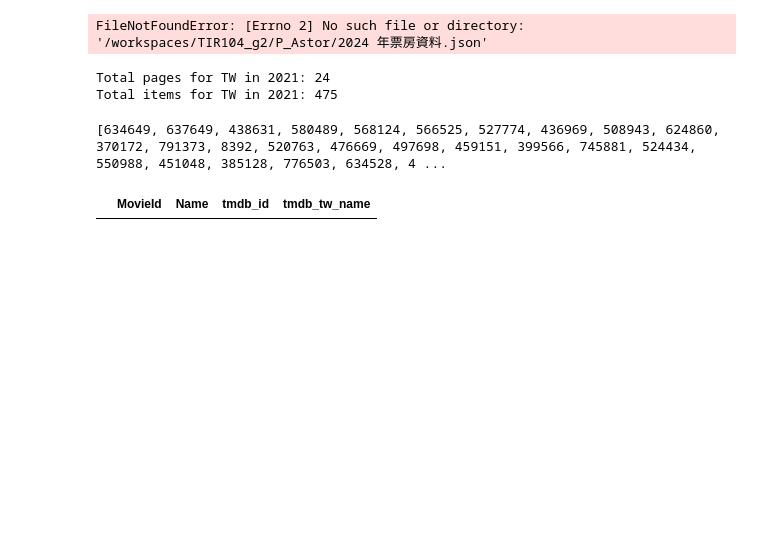
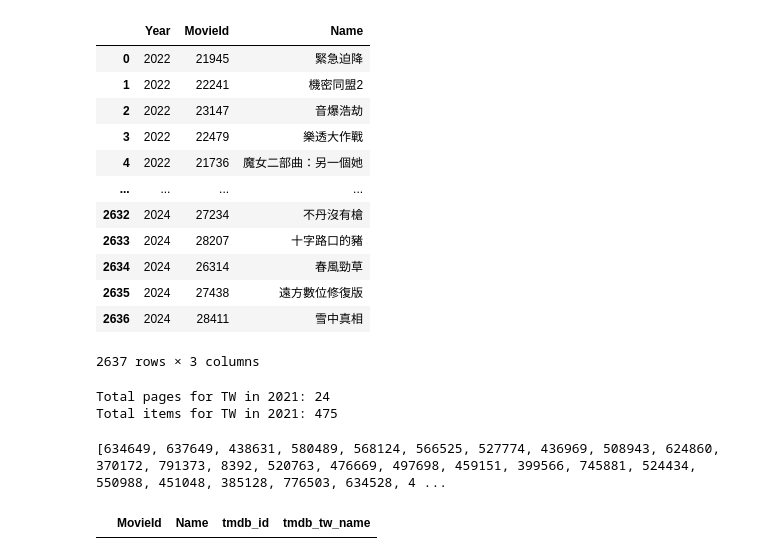
Before and after one commit to Astor77/TIR104_g2, a Jupyter notebook: P_Astor/v0_mapping.ipynb, the cells around one changed output. Cells and saved outputs as stored; diff of their text form; code cells hidden in the pictures; blank space fills up the shorter version.

```diff
--- a/P_Astor/v0_mapping.ipynb
+++ b/P_Astor/v0_mapping.ipynb
@@ -4,8 +4,14 @@ import pandas as pd
 import json
 import time
 
+file_path = "/workspaces/TIR104_g2/P_Astor/2022 年票房資料.json"
+with open(file_path, "r", encoding="utf-8-sig") as f:
+    data_22 = json.load(f)
+
+file_path = "/workspaces/TIR104_g2/P_Astor/2023 年票房資料.json"
+with open(file_path, "r", encoding="utf-8-sig") as f:
+    data_23 = json.load(f)
+
 file_path = "/workspaces/TIR104_g2/P_Astor/2024 年票房資料.json"
 with open(file_path, "r", encoding="utf-8-sig") as f:
-    data = json.load(f)
+    data_24 = json.load(f)
-# %% [output]
-FileNotFoundError: [Errno 2] No such file or directory: '/workspaces/TIR104_g2/P_Astor/2024 年票房資料.json'
@@ -18,3 +18,39 @@ df_tw_test = df_tw.loc[:,["MovieId", "Name"]]
+# %%
+# 將JSON檔案轉成df，並只先篩選["MovieId", "Name"]
+data_items = data_22.get("DataItems")
+df_tw_2022 = pd.DataFrame(data_items)
+df_tw_2022["Name"] = df_tw_2022["Name"].apply(lambda x: x.replace(" ", ""))
+df_tw_2022["Year"] = "2022"
+df_tw_2022 = df_tw_2022.loc[:,["Year", "MovieId", "Name"]]
+
+data_items = data_23.get("DataItems")
+df_tw_2023 = pd.DataFrame(data_items)
+df_tw_2023["Name"] = df_tw_2023["Name"].apply(lambda x: x.replace(" ", ""))
+df_tw_2023["Year"] = "2023"
+df_tw_2023 = df_tw_2023.loc[:,["Year", "MovieId", "Name"]]
+
+data_items = data_24.get("DataItems")
+df_tw_2024 = pd.DataFrame(data_items)
+df_tw_2024["Name"] = df_tw_2024["Name"].apply(lambda x: x.replace(" ", ""))
+df_tw_2024["Year"] = "2024"
+df_tw_2024 = df_tw_2024.loc[:,["Year", "MovieId", "Name"]]
+
+df_tw_2022_to_2024 = pd.concat([df_tw_2022, df_tw_2023, df_tw_2024]).reset_index(drop=True)
+df_tw_2022_to_2024
+# %% [output]
+|  | Year | MovieId | Name |
+| 0 | 2022 | 21945 | 緊急迫降 |
+| 1 | 2022 | 22241 | 機密同盟2 |
+| 2 | 2022 | 23147 | 音爆浩劫 |
+| 3 | 2022 | 22479 | 樂透大作戰 |
+| 4 | 2022 | 21736 | 魔女二部曲：另一個她 |
+| ... | ... | ... | ... |
+| 2632 | 2024 | 27234 | 不丹沒有槍 |
+| 2633 | 2024 | 28207 | 十字路口的豬 |
+| 2634 | 2024 | 26314 | 春風勁草 |
+| 2635 | 2024 | 27438 | 遠方數位修復版 |
+| 2636 | 2024 | 28411 | 雪中真相 |
+2637 rows × 3 columns
 # %%
 # 查看 tmdb 單年1/1-12/31有多少台灣電影，並且返回頁數資訊
 def get_year_total_pages(year: int) -> int:
```
Also changed, not shown: parts of 2 cells of this notebook, 2 other files.
